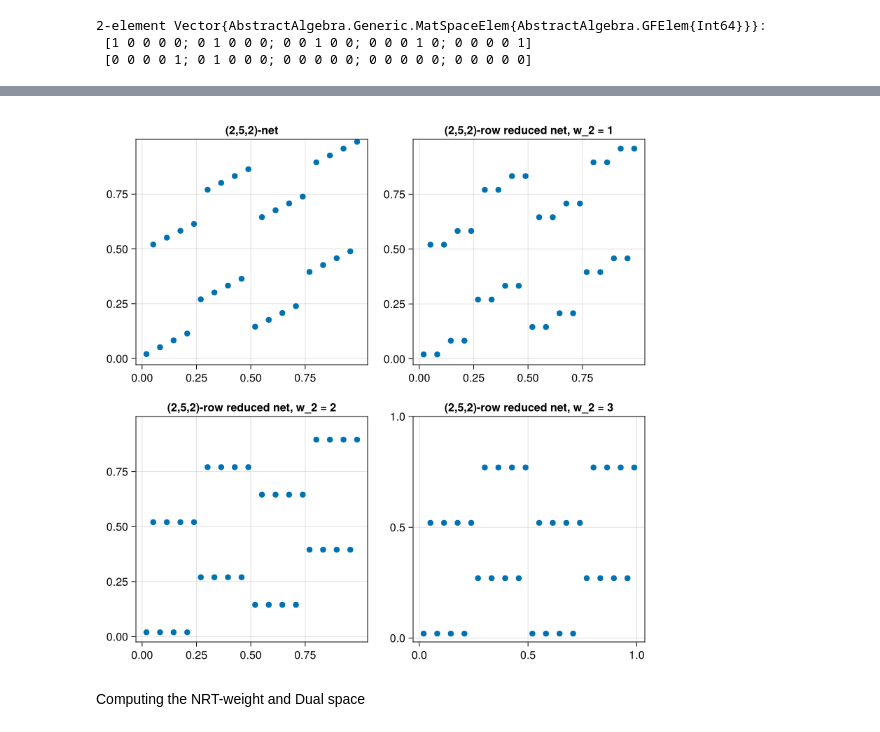
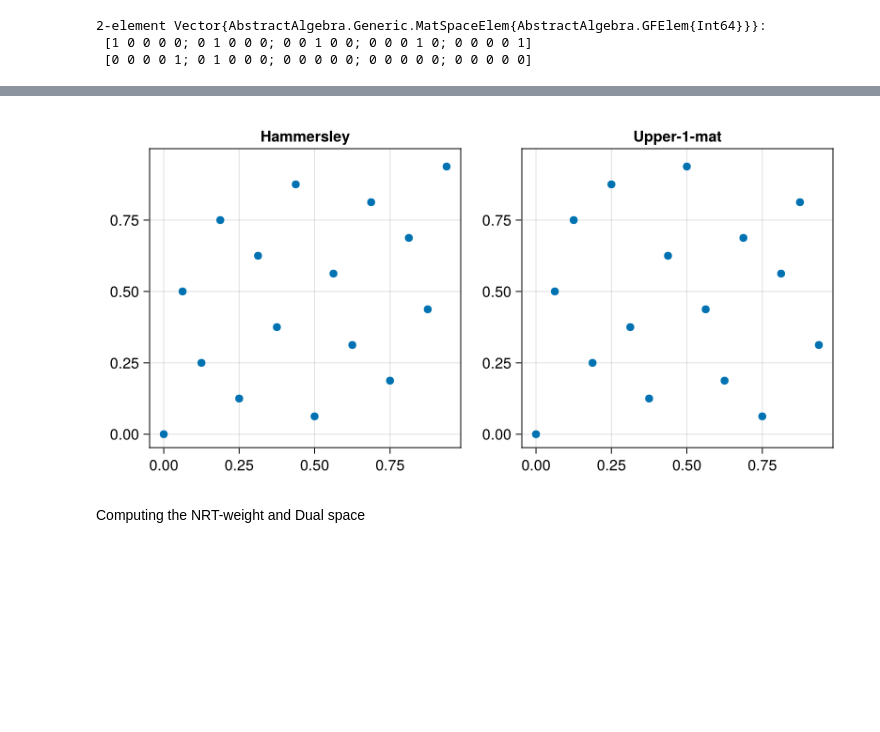
Before and after one commit to Vishnupriya-Anupindi/t_value_experiments, a Jupyter notebook: Reduced_nets.ipynb, the cells around one changed output, grey strips where cells are left out. Cells and saved outputs as stored; diff of their text form; code cells hidden in the pictures; blank space fills up the shorter version.

```diff
--- a/Reduced_nets.ipynb
+++ b/Reduced_nets.ipynb
@@ -31,7 +31,7 @@ using AbstractAlgebra, Random
 using AbstractAlgebra: lift
 b=2
 F = GF(b)
-m = 5
+m = 4
 s = 2
 ρ = m
 t = m - ρ
@@ -96,11 +96,11 @@ end
 point_gen (generic function with 1 method)
 # %%
 # m = 5 Use Ctrl+/ to comment out and back
-C_1 = [1 0 0 0 0; 0 1 0 0 0; 0 0 1 0 0; 0 0 0 1 0; 0 0 0 0 1]
-C_2 = [0 0 0 0 1; 0 1 0 0 0; 1 0 0 0 0; 0 0 1 0 0; 0 0 0 1 0]
+# C_1 = [1 0 0 0 0; 0 1 0 0 0; 0 0 1 0 0; 0 0 0 1 0; 0 0 0 0 1]
+# C_2 = [0 0 0 0 1; 0 1 0 0 0; 1 0 0 0 0; 0 0 1 0 0; 0 0 0 1 0]
 # m = 4 Use Ctrl+/ to comment out and back
-#C_1 = [1 0 0 0; 0 1 0 0; 0 0 1 0; 0 0 0 1]
-#C_2 = [0 1 0 0; 0 0 0 1; 1 0 0 0; 0 0 1 0]
+C_2 = [1 0 0 0; 0 1 0 0; 0 0 1 0; 0 0 0 1]
+C_1 = [0 0 0 1; 0 0 1 0; 0 1 0 0; 1 0 0 0]
 #C_2 = [1 1 1 1; 0 1 0 1; 0 0 1 1; 0 0 0 1]
 #C_3 = [0 0 2; 2 1 0; 1 1 0]
 C_1, C_2  = S(C_1), S(C_2)
@@ -184,9 +184,9 @@ C_cr = [C_cr1,C_cr2]
  [0 0 0 0 1; 0 1 0 0 0; 1 0 0 0 0; 0 0 1 0 0; 0 0 0 0 0]
 # %%
 # # w_1 = 0, w_2 =2
-# C_cr1 = [1 0 0 0; 0 1 0 0; 0 0 1 0; 0 0 0 1]
-# C_cr2 = [0 1 0 0; 0 0 0 1; 1 0 0 0; 0 0 0 0]
-# C_cr1, C_cr2 = S(C_cr1), S(C_cr2)
-# C_cr = [C_cr1,C_cr2]
+C_cr1 = [0 0 0 1; 0 0 1 0; 0 1 0 0; 1 0 0 0]
+C_cr2 = [1 1 1 1; 0 1 1 1; 0 0 1 1; 0 0 0 1]
+C_cr1, C_cr2 = S(C_cr1), S(C_cr2)
+C_cr = [C_cr1,C_cr2]
 # %% [output]
 2-element Vector{AbstractAlgebra.Generic.MatSpaceElem{AbstractAlgebra.GFElem{Int64}}}:
@@ -324,46 +324,46 @@ pts_rrr_shift = [pts_rrr[i] .+ 0.02 for i in 1:length(pts_rrr)]
 # %%
 #set_theme!(theme_ggplot2())
 # %%
-fig = Figure(resolution = (800, 800))
+fig = Figure(resolution = (800, 400))
 
 #kwargs = (; xminorticksvisible = true, xminorgridvisible = true)
 #xticks = [0.0, 0.5, 1.0], yticks = [0.0, 0.5, 1.0]
 #xminorticks = IntervalsBetween(4), xminorticksvisible = true, ygridvisible = false
 #limits = (nothing,nothing, -0.05, 1)
 
 #ax = Axis(fig[1,1], title = "", limits = (nothing,nothing, -0.05, 1))
 #scatter!( Point2.(pts) )
 
-ax = Axis(fig[1,1],title = "(2,5,2)-net",limits = (nothing,nothing, nothing, 1), xticks = [0.0, 0.25, 0.5, 0.75], yticks = [0.0, 0.25, 0.5, 0.75], xminorgridvisible = false, yminorticksvisible = false)
-scatter!( Point2.(pts_shift))
+ax = Axis(fig[1,1],title = "Hammersley",limits = (nothing,nothing, nothing, 1), xticks = [0.0, 0.25, 0.5, 0.75], yticks = [0.0, 0.25, 0.5, 0.75], xminorgridvisible = false, yminorticksvisible = false)
+scatter!( Point2.(pts))
 
 #ax = Axis(fig[1,1], title = "(0,4,2)- net", limits = (nothing,nothing, nothing, 1),  xticks = [0.0, 0.25, 0.5, 0.75], xminorticks = IntervalsBetween(4), xminorticksvisible = true, yticks = [0.0, 0.25, 0.5, 0.75],  xminorgridvisible = true, yminorticksvisible = false, ygridvisible = false)
 #scatter!( Point2.(pts_shift) )
 
-ax = Axis(fig[1,2], title = "(2,5,2)-row reduced net, w_2 = 1", limits = (nothing,nothing, nothing, 1), xticks = [0.0, 0.25, 0.5, 0.75], yticks = [0.0, 0.25, 0.5, 0.75],xminorgridvisible = false, yminorticksvisible = false)
-scatter!( Point2.(pts_cr_shift) )
+ax = Axis(fig[1,2], title = "Upper-1-mat", limits = (nothing,nothing, nothing, 1), xticks = [0.0, 0.25, 0.5, 0.75], yticks = [0.0, 0.25, 0.5, 0.75],xminorgridvisible = false, yminorticksvisible = false)
+scatter!( Point2.(pts_cr) )
 
-ax = Axis(fig[2,1], title = "(2,5,2)-row reduced net, w_2 = 2", limits = (nothing,nothing, nothing, 1), xticks = [0.0, 0.25, 0.5, 0.75], yticks = [0.0, 0.25, 0.5, 0.75],xminorgridvisible = false, yminorticksvisible = false)
-scatter!( Point2.(pts_rr_shift) )
+#ax = Axis(fig[2,1], title = "(2,5,2)-row reduced net, w_2 = 2", limits = (nothing,nothing, nothing, 1), xticks = [0.0, 0.25, 0.5, 0.75], yticks = [0.0, 0.25, 0.5, 0.75],xminorgridvisible = false, yminorticksvisible = false)
+#scatter!( Point2.(pts_rr_shift) )
 
-ax = Axis(fig[2,2], title = "(2,5,2)-row reduced net, w_2 = 3", limits = (nothing,nothing, nothing, 1), xticks = [0.0, 0.5, 1.0], yticks = [0.0, 0.5, 1.0],xminorgridvisible = false, yminorticksvisible = false)
-scatter!( Point2.(pts_rrr_shift) )
+#ax = Axis(fig[2,2], title = "(2,5,2)-row reduced net, w_2 = 3", limits = (nothing,nothing, nothing, 1), xticks = [0.0, 0.5, 1.0], yticks = [0.0, 0.5, 1.0],xminorgridvisible = false, yminorticksvisible = false)
+#scatter!( Point2.(pts_rrr_shift) )
 
 
 #ax = Axis(fig[1,2], title = "(2,4,2)-row reduced net, w_2 = 1", limits = (nothing,nothing, nothing, 1),  xticks = [0.0, 0.25, 0.5, 0.75], xminorticks = IntervalsBetween(2), xminorticksvisible = true, yticks = [0.0, 0.25, 0.5, 0.75],  xminorgridvisible = true, yminorticksvisible = false, ygridvisible = false)
 #scatter!( Point2.(pts_cr_shift) )
 
 #ax = Axis(fig[1,3], title = "(2,4,2)-row reduced net, w_2 = 2", limits = (nothing,nothing, nothing, 1),  xticks = [0.0, 0.25, 0.5, 0.75], xminorticks = IntervalsBetween(2), xminorticksvisible = true, yticks = [0.0, 0.25, 0.5, 0.75],  xminorgridvisible = true, yminorticksvisible = false, ygridvisible = false)
 #scatter!( Point2.(pts_rr_shift) )
 
 #ax = Axis(fig[1,3], title = "col-row reduced point set")
 #scatter!( Point2.(pts_rr) )
 
-save("Plots/Digital_net_t2_w123_rowred_m5_shift.png", fig)
-save("Plots/Digital_net_t2_w123_rowred_m5_shift.svg", fig)
+#save("Plots/Digital_net_t2_w123_rowred_m5_shift.png", fig)
+#save("Plots/Digital_net_t2_w123_rowred_m5_shift.svg", fig)
 fig
 # %% [output]
-[figure, old version]
+[figure, new version]
 # %% [markdown]
 Computing the NRT-weight and Dual space
 # %%
```
Also changed, not shown: parts of 9 cells of this notebook, 4 other files.
